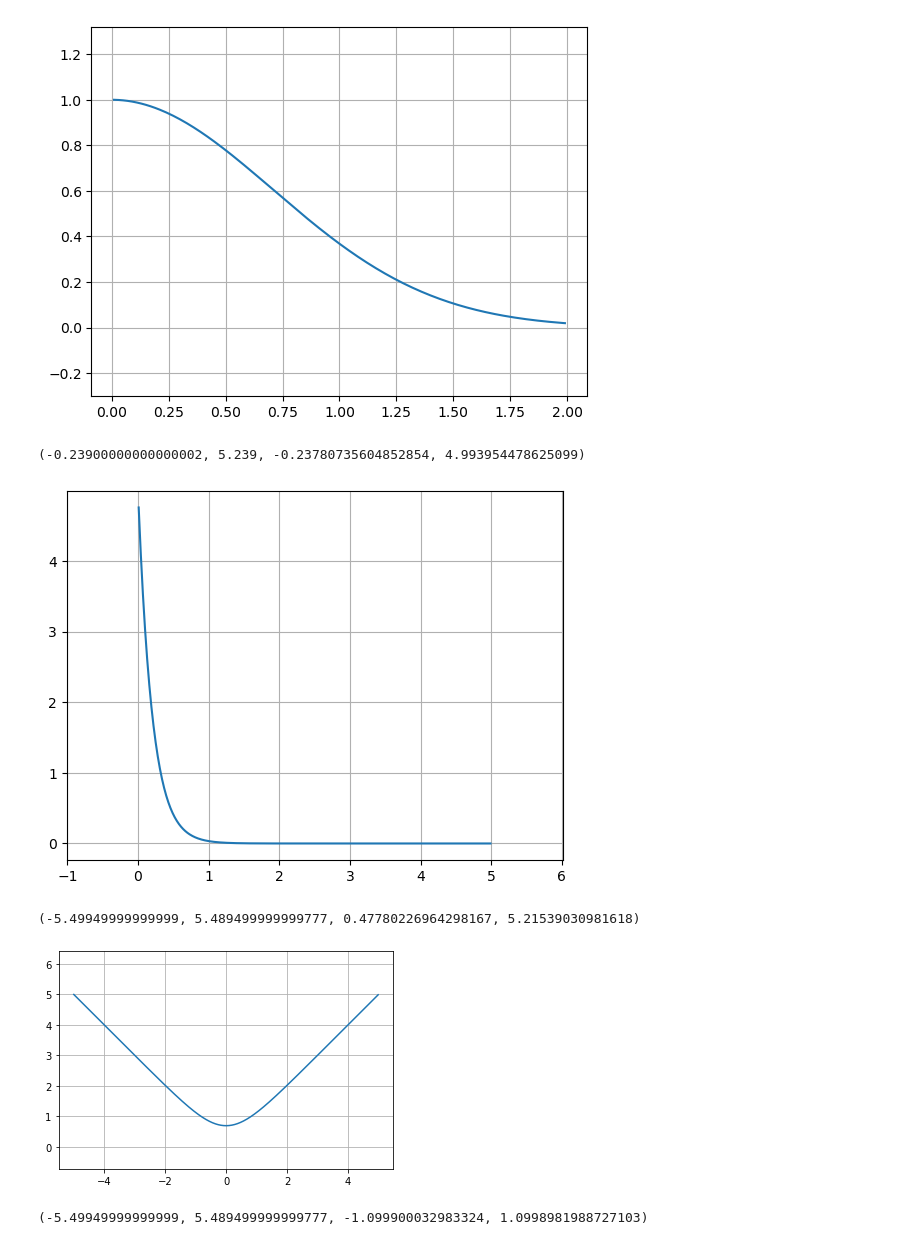
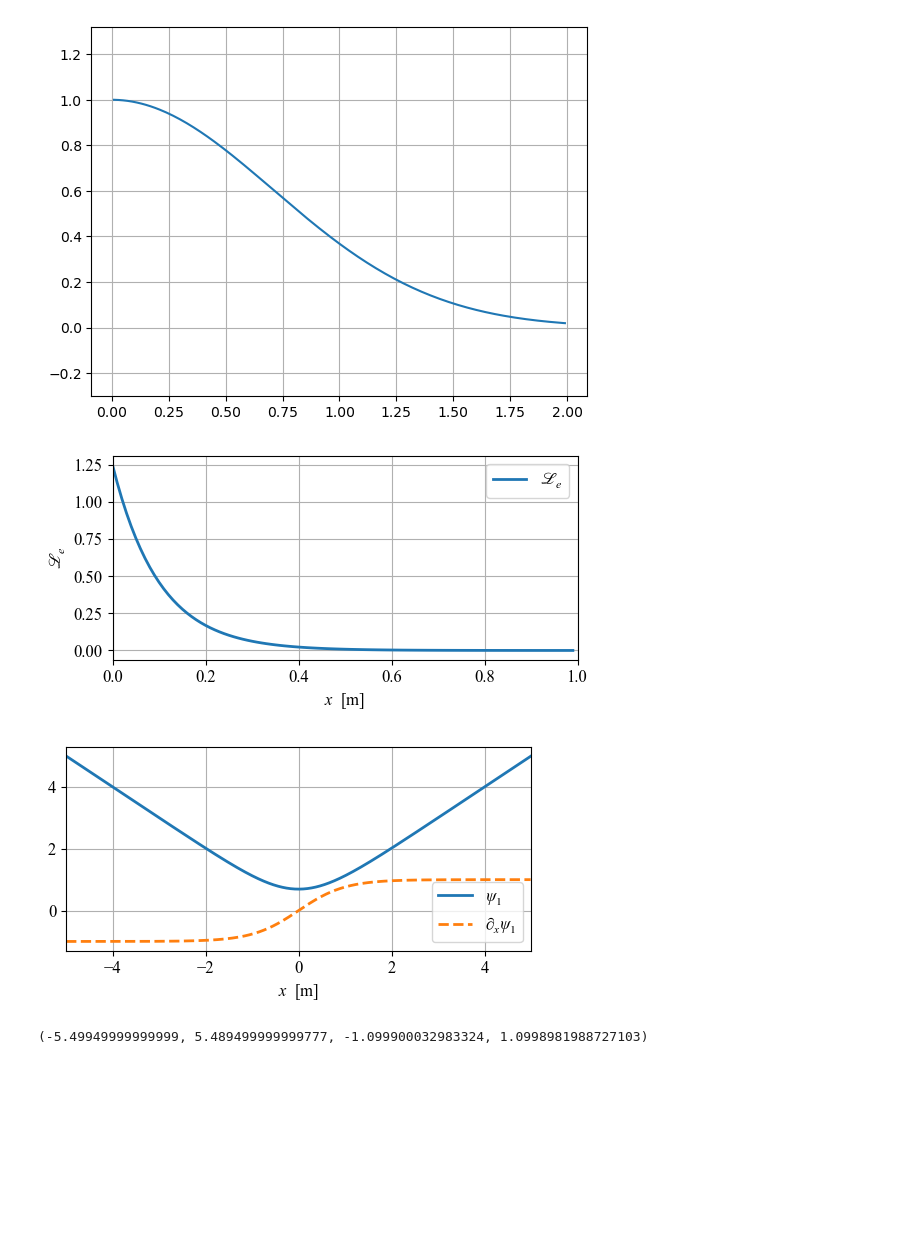
Before and after one commit to YoshimitsuMatsutaIe/rmp-py, a Jupyter notebook: misc/func_visualization.ipynb, the cells around one changed output. Cells and saved outputs as stored; diff of their text form; code cells hidden in the pictures; blank space fills up the shorter version.

```diff
--- a/misc/func_visualization.ipynb
+++ b/misc/func_visualization.ipynb
@@ -4,6 +4,16 @@ import numpy as np
 from numpy import linalg as LA
 import matplotlib.pyplot as plt
 
+plt.rcParams['savefig.facecolor'] = 'white'  # jupyterでグラフ範囲以外の背景が透明になってる場合はやる．
+plt.rcParams['mathtext.fontset'] = 'custom'
+plt.rcParams['mathtext.rm'] = 'Times New Roman'
+plt.rcParams['mathtext.it'] = 'Times New Roman:italic'
+plt.rcParams['mathtext.bf'] = 'Times New Roman:bold'
+plt.rcParams["font.family"] = "Times New Roman"
+
+plt.rcParams['font.size'] = 12  #フォントサイズ
+plt.rcParams['lines.linewidth'] = 2  # 先の太さ
+plt.rcParams['figure.subplot.bottom'] = 0.20
 x = np.arange(-1, 1, 0.01)
 # %%
 def sgn(x_dot):
@@ -123,24 +136,40 @@ plt.grid(); plt.axis('equal')
 (-0.08900000000000001, 2.089, -0.029980731770722063, 1.0489419448460502)
 [figure]
 # %%
-a = 5
-x = np.arange(0.01, 5, 0.01)
-y = [a*np.exp(-a*xi) for xi in x]
-plt.plot(x, y)
-#plt.ylim(0, 10)
-plt.grid(); plt.axis('equal')
+# 修論の障害物フィンスラー
+a = 10
+x_dot=-0.5
+x = np.arange(0., 1, 0.01)
+y = [1/2*x_dot**2*a*np.exp(-a*xi) for xi in x]
+fig = plt.figure(figsize=(6, 3))
+ax = fig.add_subplot(111)
+ax.plot(x, y, label=r"$\mathscr{L}_e$")
+ax.set_xlim(0, 1)
+ax.set_xlabel(r"$\it{x}$  [m]")
+ax.set_ylabel(r"$\mathscr{L}_e$")
+ax.grid()#; plt.axis('equal')#;
+plt.legend()
+fig.savefig('syuron_3_fig/obs_Le.png')
 # %% [output]
-(-0.23900000000000002, 5.239, -0.23780735604852854, 4.993954478625099)
-[figure, old version]
+[figure, new version]
 # %%
 #R2のアトラクターのポテンシャル関数
 eta = 1
 xs = np.arange(-5, 5, 0.01)
 ys = [abs(x) + 1/eta*np.log(1+np.exp(-2*eta*abs(x))) for x in xs]
-plt.plot(xs, ys); plt.grid(); plt.axis('equal')
+ys2 = [(1-np.exp(-2*eta*abs(x)))/(1+np.exp(-2*eta*abs(x))) * x/abs(x) for x in xs]
+fig = plt.figure(figsize=(6, 3))
+ax = fig.add_subplot(111)
+ax.plot(xs, ys, label=r"$\psi_1$")
+ax.plot(xs, ys2, label=r"$\partial_x\psi_1$", linestyle="dashed")
+ax.set_xlim(-5, 5)
+ax.set_xlabel(r"$\it{x}$  [m]")
+#ax.set_ylabel(r"$\mathscr{L}_e$")
+ax.grid()#; plt.axis('equal')#;
+plt.legend()
+fig.savefig('syuron_3_fig/att_pot.png')
 # %% [output]
-(-5.49949999999999, 5.489499999999777, 0.47780226964298167, 5.21539030981618)
-[figure, old version]
+[figure, new version]
 # %%
 #R2のアトラクターのポテンシャル関数の勾配
 eta = 1
```
Also changed, not shown: parts of 4 cells of this notebook.
